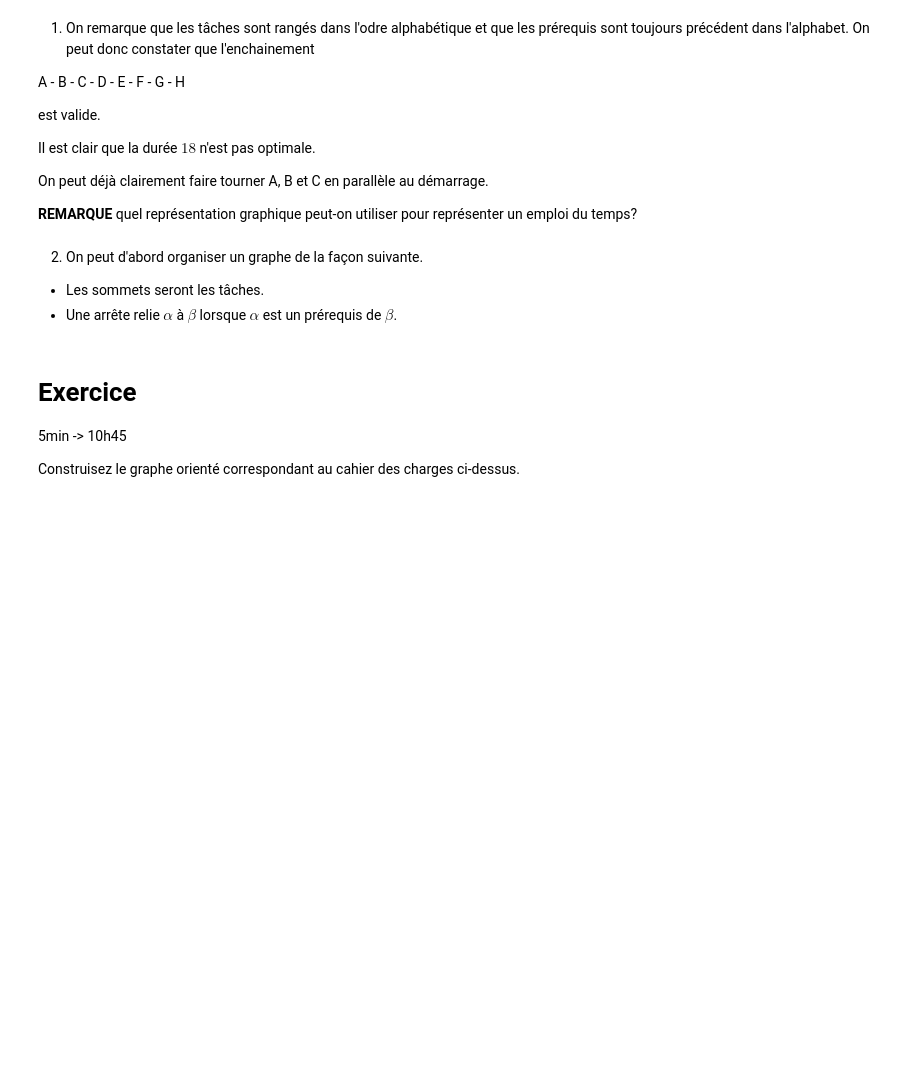
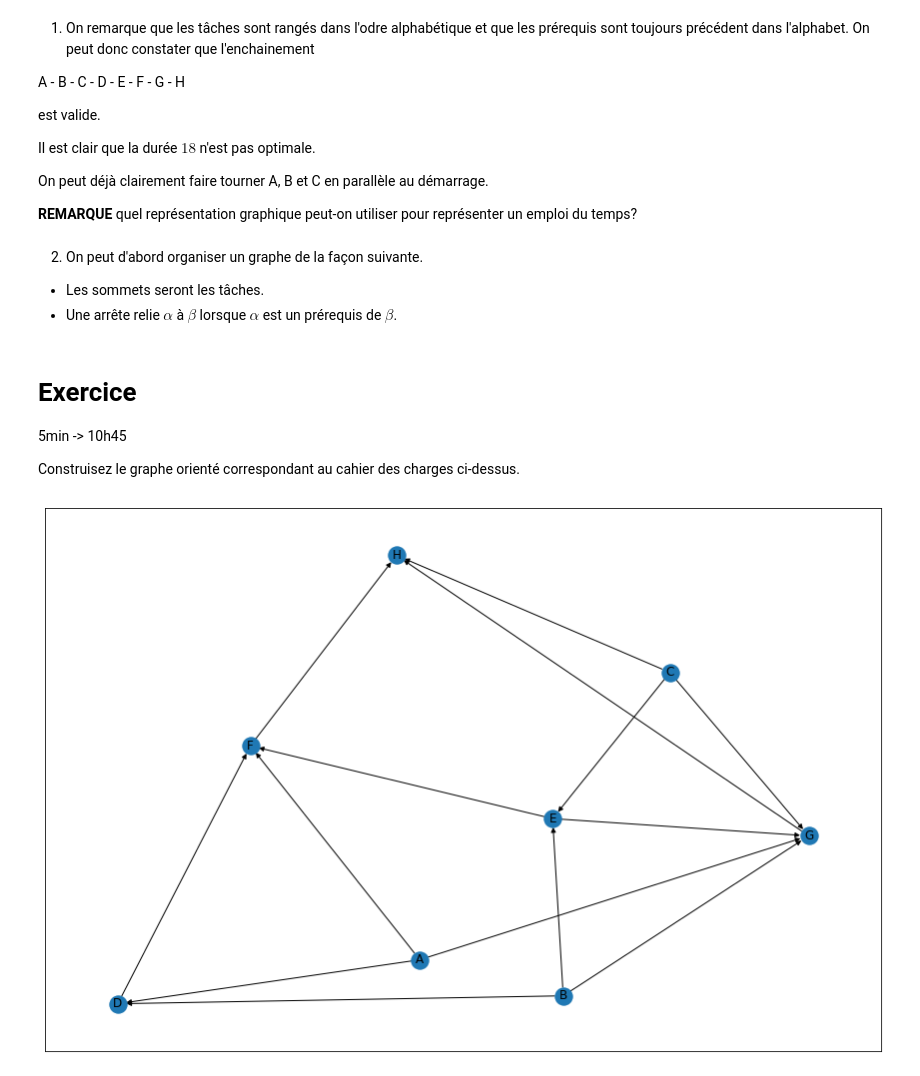
Before and after one commit to MECEN-TOURS/SC-2020-2021, a Jupyter notebook: Seance14/seance.ipynb, the cells around one changed output. Saved outputs shown, nothing was run; the diff lists cells and outputs as text; code cells hidden in the pictures; blank space fills up the shorter version.

```diff
--- a/Seance14/seance.ipynb
+++ b/Seance14/seance.ipynb
@@ -51,0 +54,31 @@ Construisez le graphe orienté correspondant au cahier des charges ci-dessus.
+# %%
+import matplotlib.pyplot as plt
+%matplotlib inline
+
+plt.rcParams["figure.figsize"] = (15, 10)
+# %%
+cahier = nx.DiGraph()
+# %%
+a,b,c,d,e,f,g,h = "ABCDEFGH"
+cahier.add_edges_from(
+    [
+        (a, d),
+        (b, d),
+        (b, e),
+        (c, e),
+        (a, f),
+        (d, f),
+        (e, f),
+        (a, g),
+        (b, g),
+        (c, g),
+        (e, g),
+        (c, h),
+        (f, h),
+        (g, h),
+    ]
+)
+# %%
+nx.draw_networkx(G=cahier)
+# %% [output]
+[figure, added]
```
Also changed, not shown: parts of 4 cells of this notebook.
